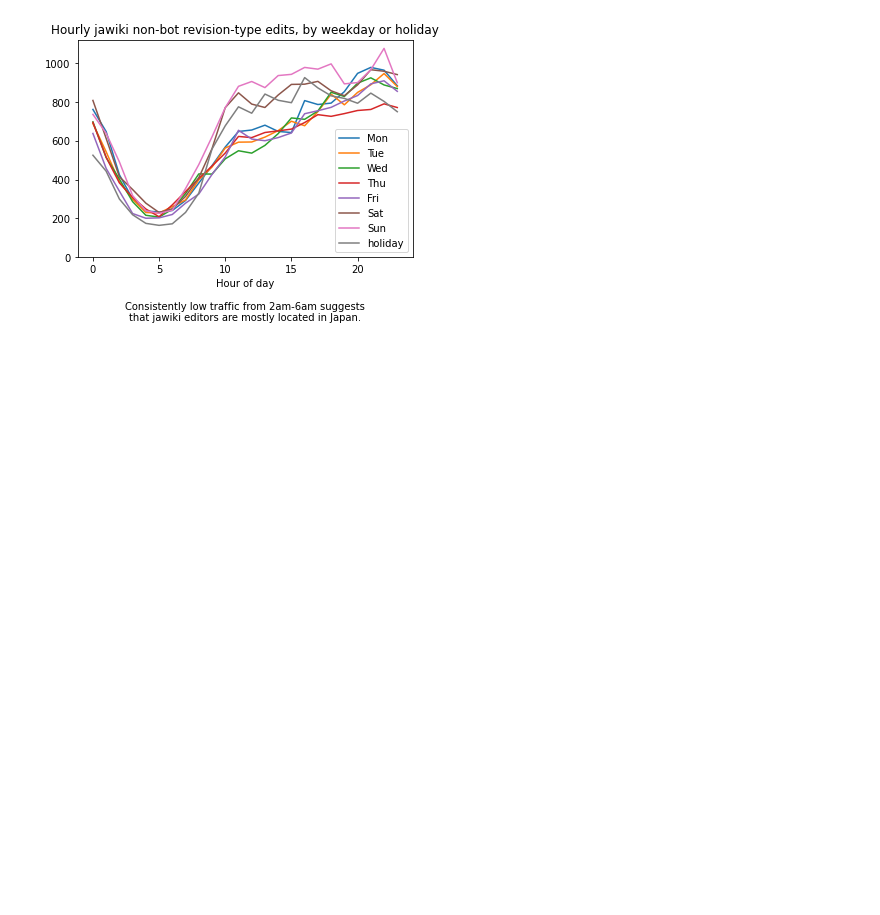
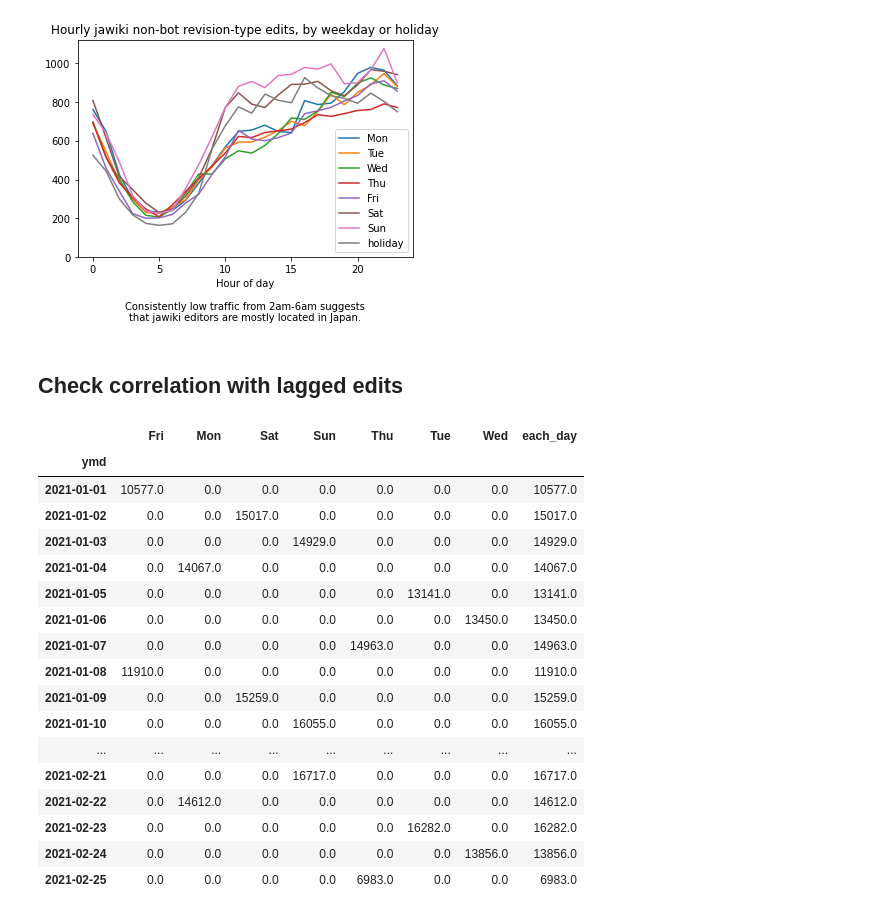
Before and after one commit to bhrdj/predwikt, a Jupyter notebook: notebooks/1.03-sfb-jawiki-and-time-dependency.ipynb, the cells around one changed output. Cells and saved outputs as stored; diff of their text form; code cells hidden in the pictures; blank space fills up the shorter version.

```diff
--- a/notebooks/1.03-sfb-jawiki-and-time-dependency.ipynb
+++ b/notebooks/1.03-sfb-jawiki-and-time-dependency.ipynb
@@ -143,9 +143,9 @@ holidays = holidays.rename(columns={'Name':'holiday_name'})
 # %%
 df['Date'] = df.t_ja.dt.date
 # %%
-df1 = df.join(holidays.loc[holidays.Type == 'National holiday']
+df = df.join(holidays.loc[holidays.Type == 'National holiday']
         .loc[:, ['Date','holiday_name']]
         .set_index('Date'),
         on='Date')
-df1['holiday'] = df1.holiday_name.notnull()
+df['holiday'] = df.holiday_name.notnull()
 # %%
@@ -174,3 +176,31 @@ ax.set_ylim(0,)
 plt.show()
 # %% [output]
 [figure]
+# %% [markdown]
+## Check correlation with lagged edits
+# %%
+day_data2 = df.groupby('ymd').sum().sort_index()
+day_data2['each_day'] = (
+    day_data2[['Mon','Tue','Wed','Thu','Fri','Sat','Sun']]
+    .sum(axis=1)
+)
+# day_data2.to_csv('../data/interim/ja_day_data.csv')
+# %% [output]
+|  | Fri | Mon | Sat | Sun | Thu | Tue | Wed | each_day |
+| ymd |  |  |  |  |  |  |  |  |
+| 2021-01-01 | 10577.0 | 0.0 | 0.0 | 0.0 | 0.0 | 0.0 | 0.0 | 10577.0 |
+| 2021-01-02 | 0.0 | 0.0 | 15017.0 | 0.0 | 0.0 | 0.0 | 0.0 | 15017.0 |
+| 2021-01-03 | 0.0 | 0.0 | 0.0 | 14929.0 | 0.0 | 0.0 | 0.0 | 14929.0 |
+| 2021-01-04 | 0.0 | 14067.0 | 0.0 | 0.0 | 0.0 | 0.0 | 0.0 | 14067.0 |
+| 2021-01-05 | 0.0 | 0.0 | 0.0 | 0.0 | 0.0 | 13141.0 | 0.0 | 13141.0 |
+| 2021-01-06 | 0.0 | 0.0 | 0.0 | 0.0 | 0.0 | 0.0 | 13450.0 | 13450.0 |
+| 2021-01-07 | 0.0 | 0.0 | 0.0 | 0.0 | 14963.0 | 0.0 | 0.0 | 14963.0 |
+| 2021-01-08 | 11910.0 | 0.0 | 0.0 | 0.0 | 0.0 | 0.0 | 0.0 | 11910.0 |
+| 2021-01-09 | 0.0 | 0.0 | 15259.0 | 0.0 | 0.0 | 0.0 | 0.0 | 15259.0 |
+| 2021-01-10 | 0.0 | 0.0 | 0.0 | 16055.0 | 0.0 | 0.0 | 0.0 | 16055.0 |
+| ... | ... | ... | ... | ... | ... | ... | ... | ... |
+| 2021-02-21 | 0.0 | 0.0 | 0.0 | 16717.0 | 0.0 | 0.0 | 0.0 | 16717.0 |
+| 2021-02-22 | 0.0 | 14612.0 | 0.0 | 0.0 | 0.0 | 0.0 | 0.0 | 14612.0 |
+| 2021-02-23 | 0.0 | 0.0 | 0.0 | 0.0 | 0.0 | 16282.0 | 0.0 | 16282.0 |
+| 2021-02-24 | 0.0 | 0.0 | 0.0 | 0.0 | 0.0 | 0.0 | 13856.0 | 13856.0 |
+| 2021-02-25 | 0.0 | 0.0 | 0.0 | 0.0 | 6983.0 | 0.0 | 0.0 | 6983.0 |
```
Also changed, not shown: parts of 3 cells of this notebook.
